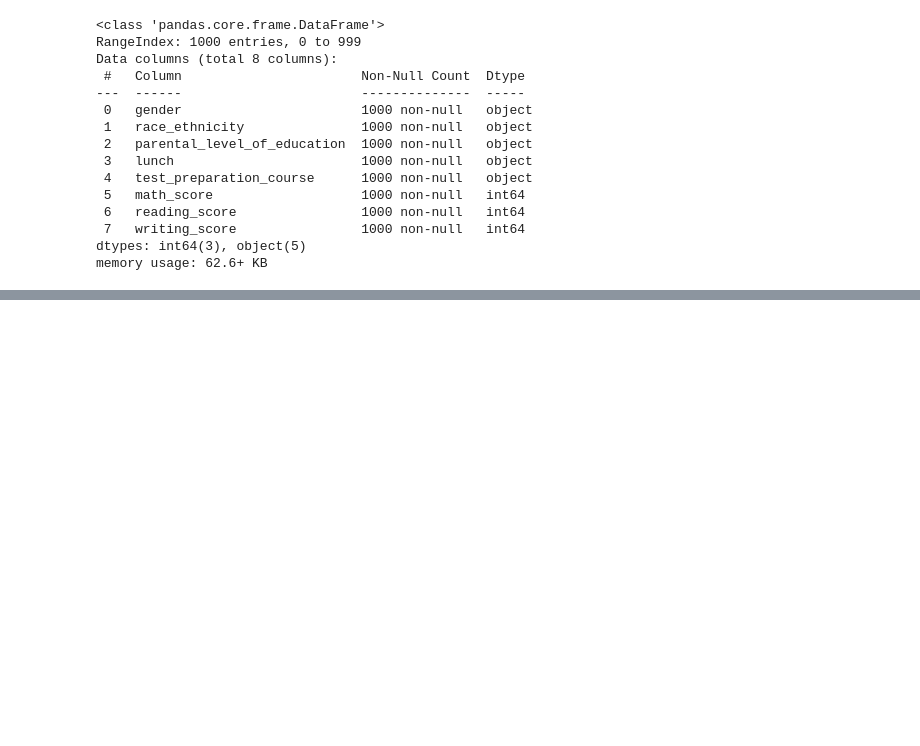
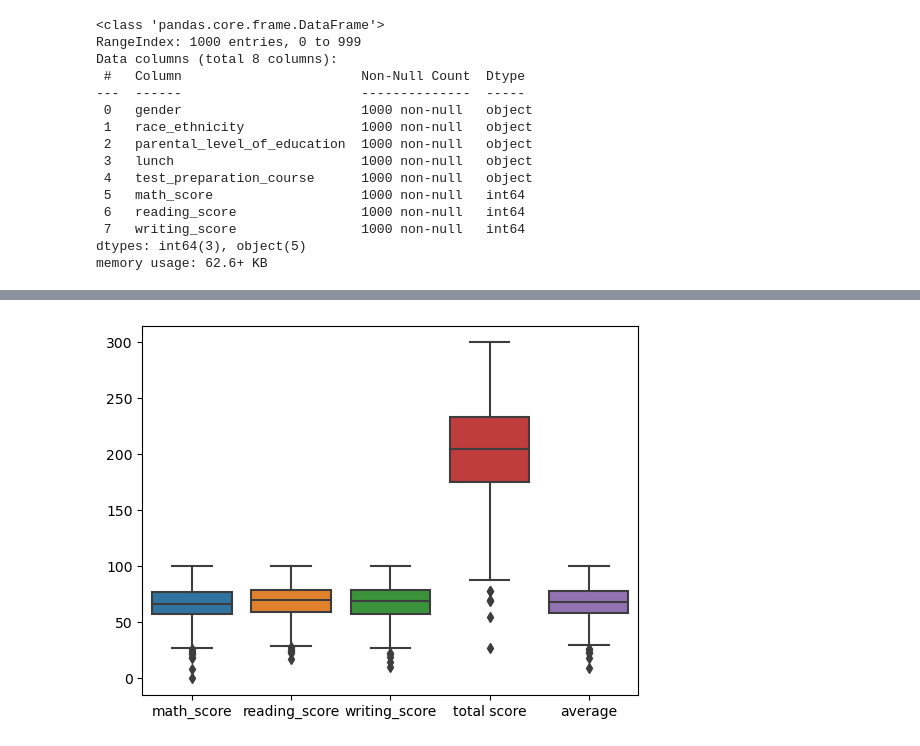
Before and after one commit to skfkdkf/End_to_End_Data_science_project, a Jupyter notebook: notbook/data/EDA.ipynb, the cells around one changed output, grey strips where cells are left out. Drawn from its saved outputs; the diff is of its cells as text; code cells hidden in the pictures; blank space fills up the shorter version.

```diff
--- a/notbook/data/EDA.ipynb
+++ b/notbook/data/EDA.ipynb
@@ -98,0 +159,5 @@ categories in 'lunch' vaiable: ['standard' 'free/reduced']
+# %%
+sns.boxplot(data=df)
+plt.show()
+# %% [output]
+[figure, added]
```
Also changed, not shown: parts of 7 cells of this notebook.
